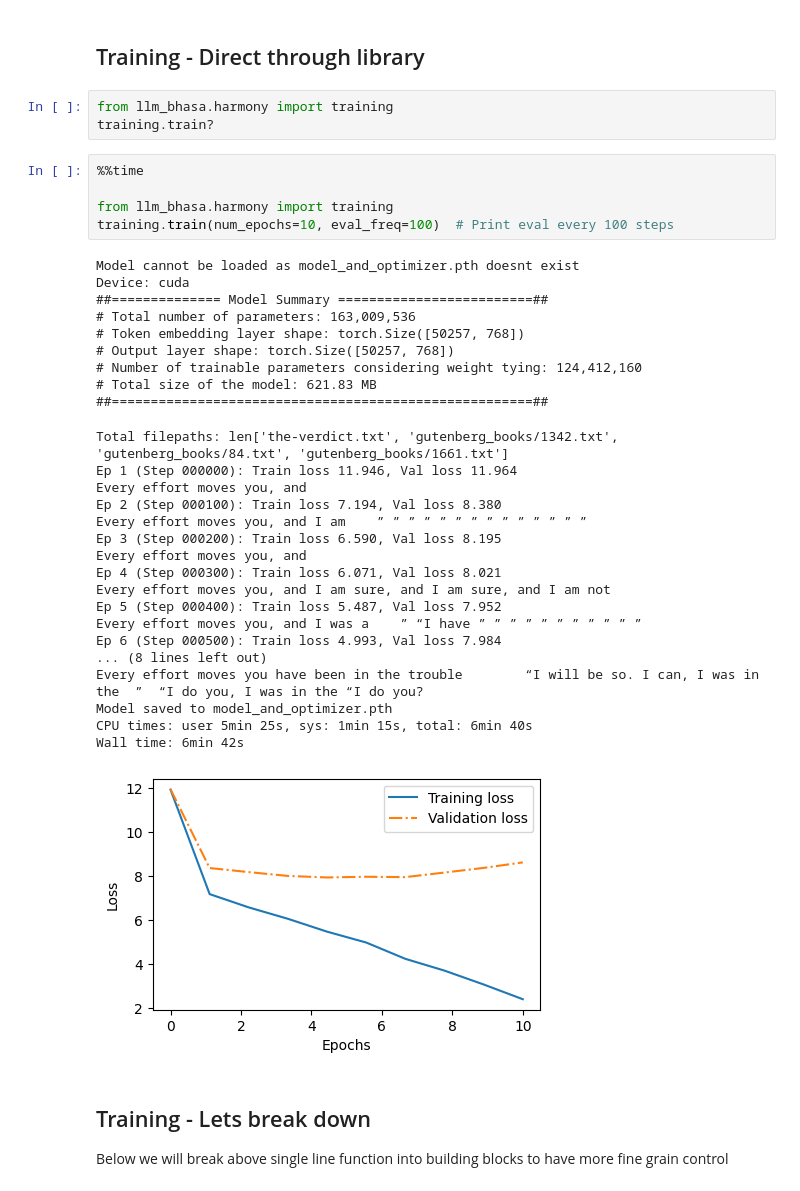
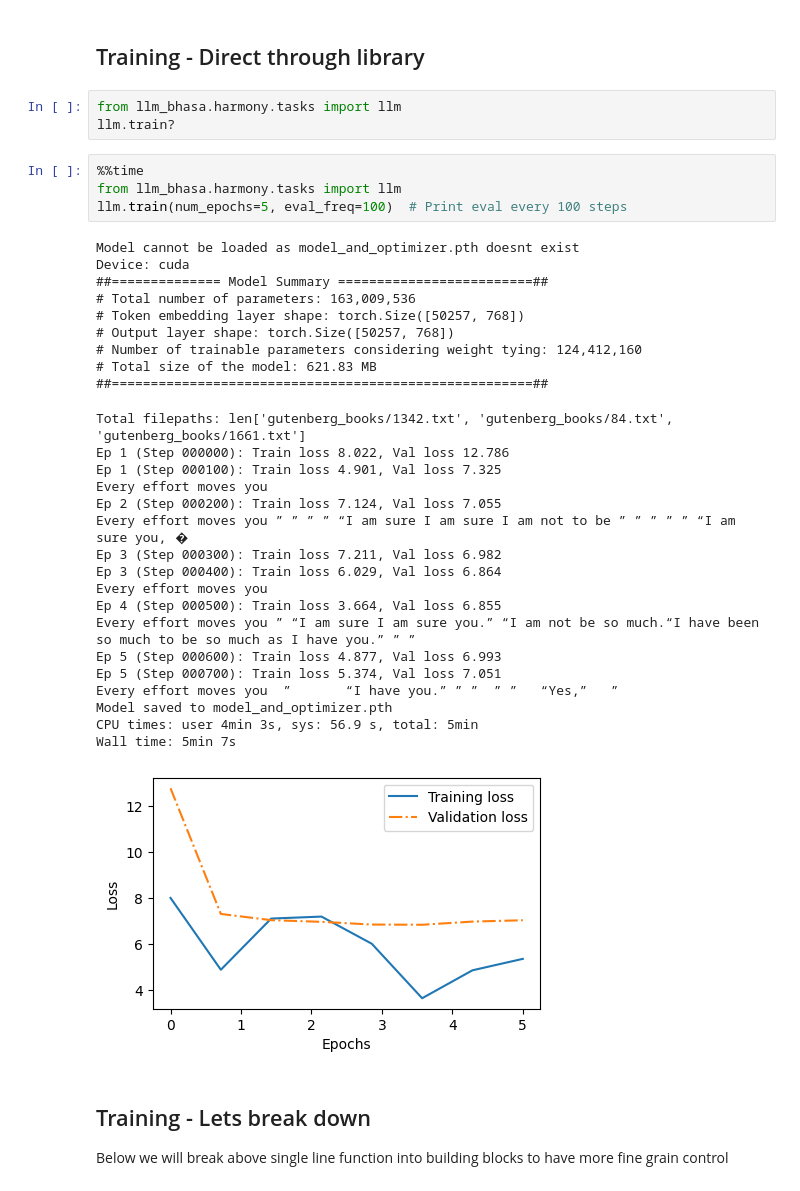
Before and after one commit to pankajr141/llm, a Jupyter notebook: examples/training_llm.ipynb, the cells around one changed output. Saved outputs shown, nothing was run; the diff lists cells and outputs as text.

```diff
--- a/examples/training_llm.ipynb
+++ b/examples/training_llm.ipynb
@@ -11,41 +25,40 @@ Successfully installed llm_bhasa-0.5
 # %% [markdown]
 ## Training - Direct through library
 # %%
-from llm_bhasa.harmony import training
-training.train?
+from llm_bhasa.harmony.tasks import llm
+llm.train?
 # %%
 %%time
-
-from llm_bhasa.harmony import training
-training.train(num_epochs=10, eval_freq=100)  # Print eval every 100 steps
+from llm_bhasa.harmony.tasks import llm
+llm.train(num_epochs=5, eval_freq=100)  # Print eval every 100 steps
 # %% [output]
 Model cannot be loaded as model_and_optimizer.pth doesnt exist
 Device: cuda
 ##============== Model Summary =========================##
 # Total number of parameters: 163,009,536
 # Token embedding layer shape: torch.Size([50257, 768])
 # Output layer shape: torch.Size([50257, 768])
 # Number of trainable parameters considering weight tying: 124,412,160
 # Total size of the model: 621.83 MB
 ##======================================================##
-Total filepaths: len['the-verdict.txt', 'gutenberg_books/1342.txt', 'gutenberg_books/84.txt', 'gutenberg_books/1661.txt']
-Ep 1 (Step 000000): Train loss 11.946, Val loss 11.964
-Every effort moves you, and
-Ep 2 (Step 000100): Train loss 7.194, Val loss 8.380
-Every effort moves you, and I am    ” ” ” ” ” ” ” ” ” ” ” ” ” ”
-Ep 3 (Step 000200): Train loss 6.590, Val loss 8.195
-Every effort moves you, and
-Ep 4 (Step 000300): Train loss 6.071, Val loss 8.021
-Every effort moves you, and I am sure, and I am sure, and I am not
-Ep 5 (Step 000400): Train loss 5.487, Val loss 7.952
-Every effort moves you, and I was a    ” “I have ” ” ” ” ” ” ” ” ” ” ”
-Ep 6 (Step 000500): Train loss 4.993, Val loss 7.984
-... (8 lines left out)
-Every effort moves you have been in the trouble        “I will be so. I can, I was in the  ”  “I do you, I was in the “I do you?
+Total filepaths: len['gutenberg_books/1342.txt', 'gutenberg_books/84.txt', 'gutenberg_books/1661.txt']
+Ep 1 (Step 000000): Train loss 8.022, Val loss 12.786
+Ep 1 (Step 000100): Train loss 4.901, Val loss 7.325
+Every effort moves you
+Ep 2 (Step 000200): Train loss 7.124, Val loss 7.055
+Every effort moves you ” ” ” ” “I am sure I am sure I am not to be ” ” ” ” ” “I am sure you, �
+Ep 3 (Step 000300): Train loss 7.211, Val loss 6.982
+Ep 3 (Step 000400): Train loss 6.029, Val loss 6.864
+Every effort moves you
+Ep 4 (Step 000500): Train loss 3.664, Val loss 6.855
+Every effort moves you ” “I am sure I am sure you.” “I am not be so much.“I have been so much to be so much as I have you.” ” ”
+Ep 5 (Step 000600): Train loss 4.877, Val loss 6.993
+Ep 5 (Step 000700): Train loss 5.374, Val loss 7.051
+Every effort moves you  ”       “I have you.” ” ”  ” ”   “Yes,”   ”
 Model saved to model_and_optimizer.pth
-CPU times: user 5min 25s, sys: 1min 15s, total: 6min 40s
-Wall time: 6min 42s
+CPU times: user 4min 3s, sys: 56.9 s, total: 5min
+Wall time: 5min 7s
-[figure, old version]
+[figure, new version]
 # %% [markdown]
 ## Training - Lets break down
 
```
Also changed, not shown: parts of 19 cells of this notebook.
